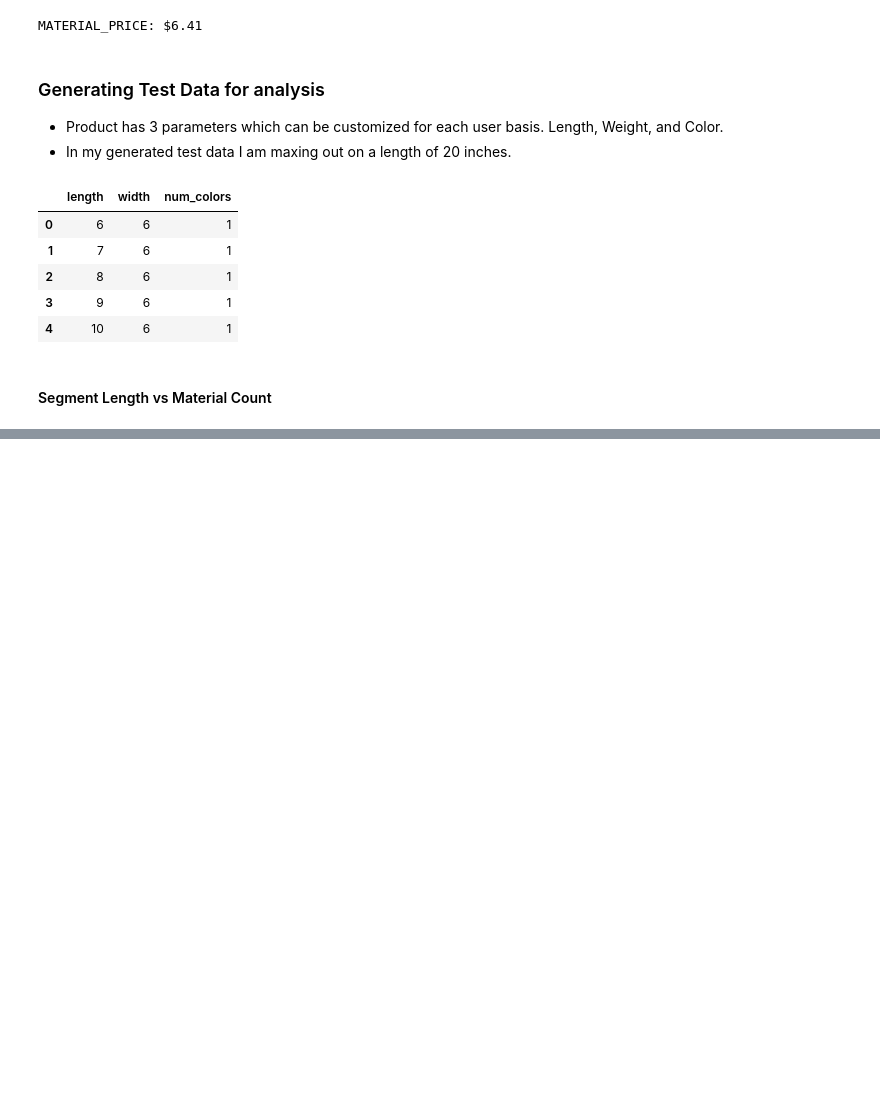
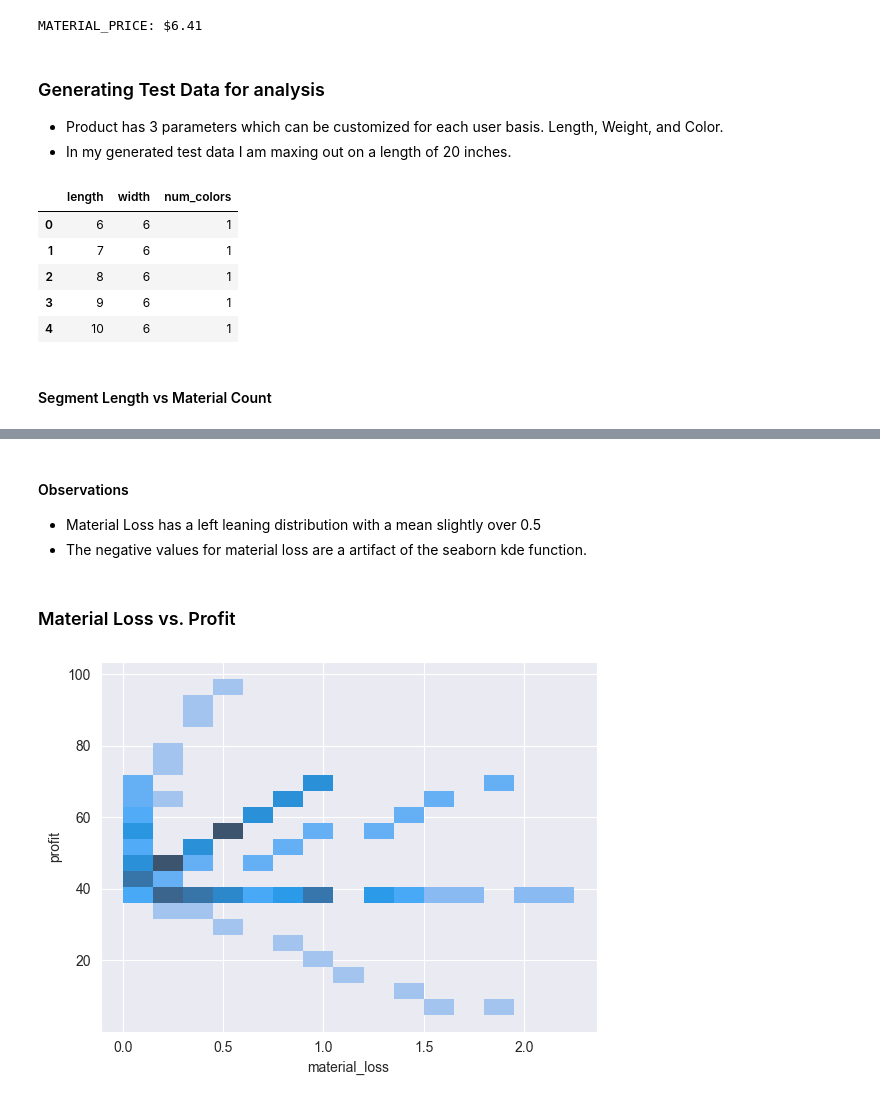
Before and after one commit to DanielLevenstein/Product_Profitability_Study, a Jupyter notebook: product_pricing.ipynb, the cells around one changed output, grey strips where cells are left out. Drawn from its saved outputs; the diff is of its cells as text; code cells hidden in the pictures; blank space fills up the shorter version.

```diff
--- a/product_pricing.ipynb
+++ b/product_pricing.ipynb
@@ -168,0 +130,10 @@ Mean Profit:  27.0
+# %% [markdown]
+#### Observations
+- Material Loss has a left leaning distribution with a mean slightly over 0.5
+- The negative values for material loss are a artifact of the seaborn kde function.
+# %% [markdown]
+### Material Loss vs. Profit
+# %%
+sns.histplot(data=df_price[profit_columns], x='material_loss', y='profit');
+# %% [output]
+[figure, added]
```
Also changed, not shown: parts of 40 cells of this notebook, 1 other file.
